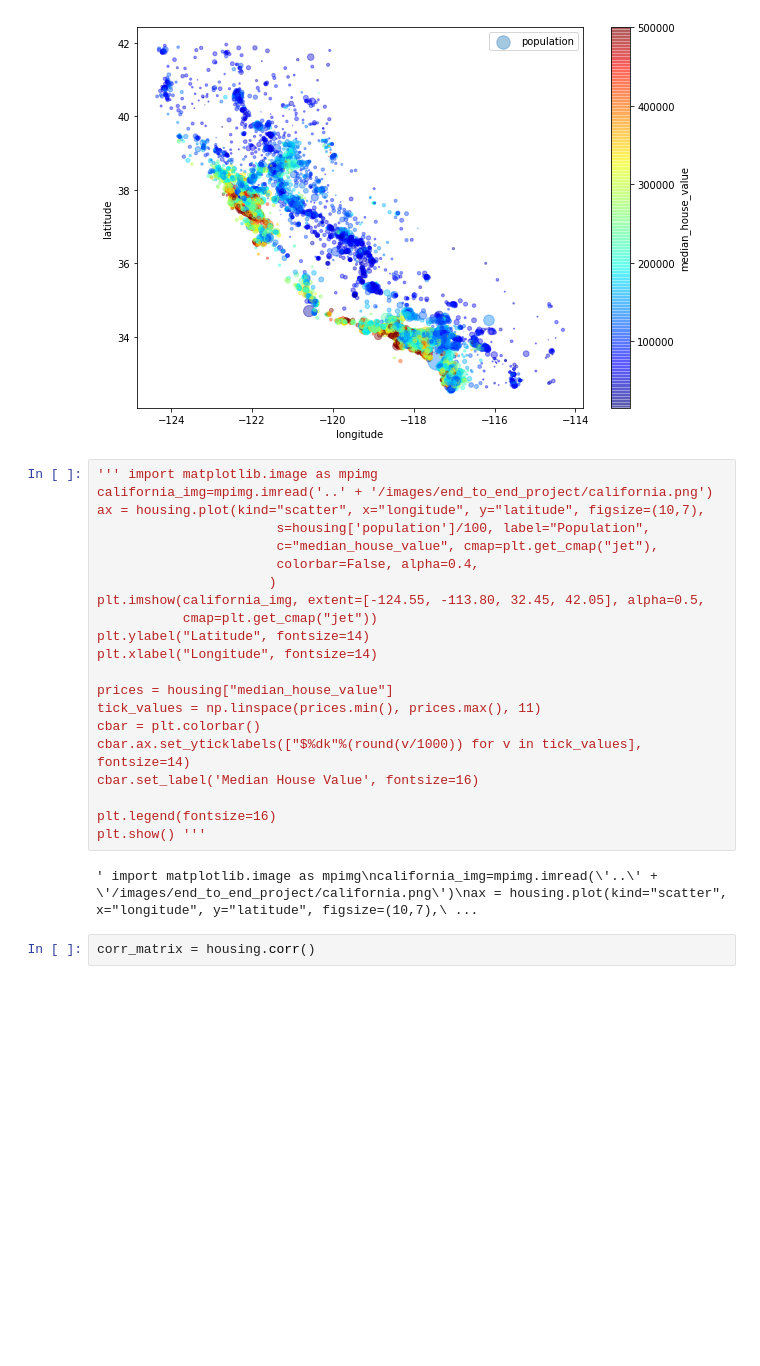
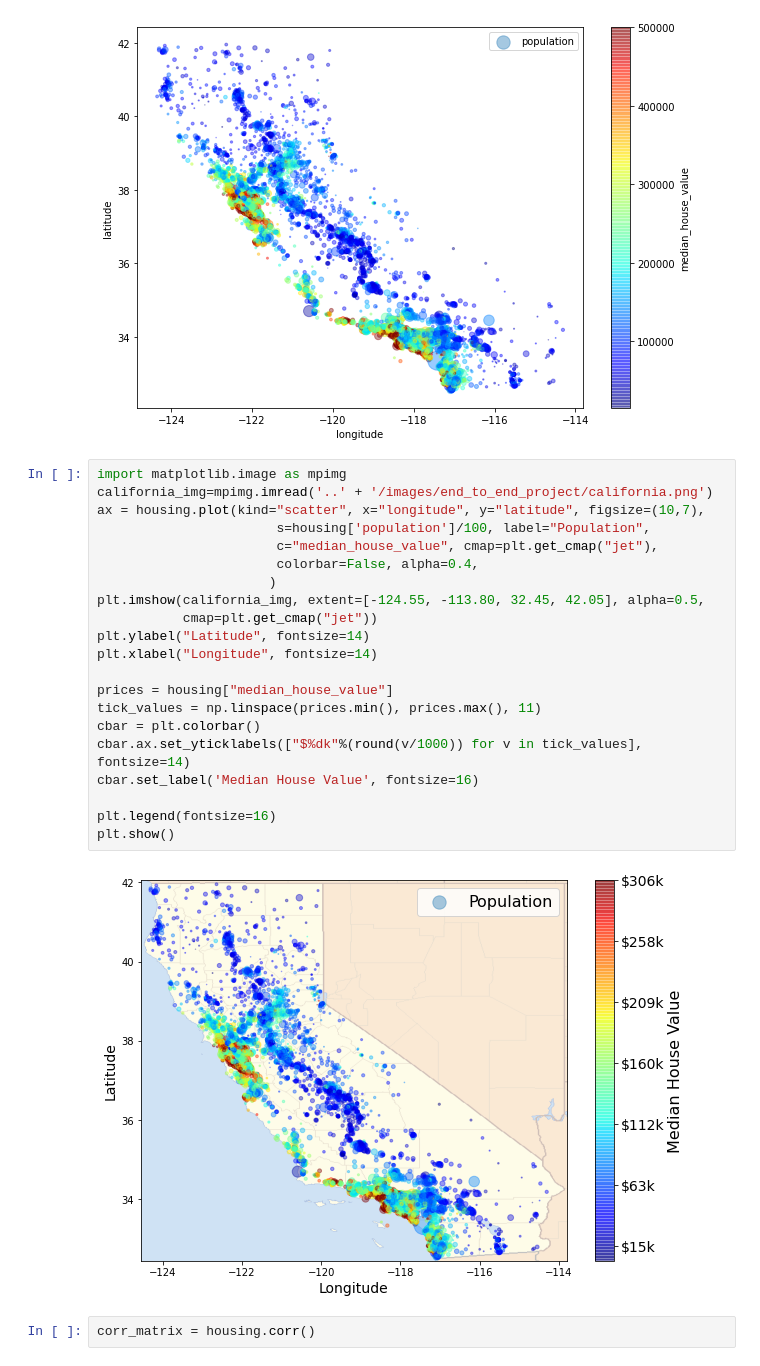
Before and after one commit to Alyssonmach/handson-ml, a Jupyter notebook: meus-codigos/capitulo2.ipynb, the cells around one changed output. Saved outputs shown, nothing was run; the diff lists cells and outputs as text; blank space fills up the shorter version.

```diff
--- a/meus-codigos/capitulo2.ipynb
+++ b/meus-codigos/capitulo2.ipynb
@@ -239,28 +239,28 @@ plt.legend()
 <matplotlib.legend.Legend at 0x...>
 [figure]
 # %%
-''' import matplotlib.image as mpimg
+import matplotlib.image as mpimg
 california_img=mpimg.imread('..' + '/images/end_to_end_project/california.png')
 ax = housing.plot(kind="scatter", x="longitude", y="latitude", figsize=(10,7),
                        s=housing['population']/100, label="Population",
                        c="median_house_value", cmap=plt.get_cmap("jet"),
                        colorbar=False, alpha=0.4,
                       )
 plt.imshow(california_img, extent=[-124.55, -113.80, 32.45, 42.05], alpha=0.5,
            cmap=plt.get_cmap("jet"))
 plt.ylabel("Latitude", fontsize=14)
 plt.xlabel("Longitude", fontsize=14)
 
 prices = housing["median_house_value"]
 tick_values = np.linspace(prices.min(), prices.max(), 11)
 cbar = plt.colorbar()
 cbar.ax.set_yticklabels(["$%dk"%(round(v/1000)) for v in tick_values], fontsize=14)
 cbar.set_label('Median House Value', fontsize=16)
 
 plt.legend(fontsize=16)
-plt.show() '''
+plt.show()
 # %% [output]
-' import matplotlib.image as mpimg\ncalifornia_img=mpimg.imread(\'..\' + \'/images/end_to_end_project/california.png\')\nax = housing.plot(kind="scatter", x="longitude", y="latitude", figsize=(10,7),\ ...
+[figure, added]
 # %%
 corr_matrix = housing.corr()
 # %%
```
Also changed, not shown: parts of 6 cells of this notebook.
